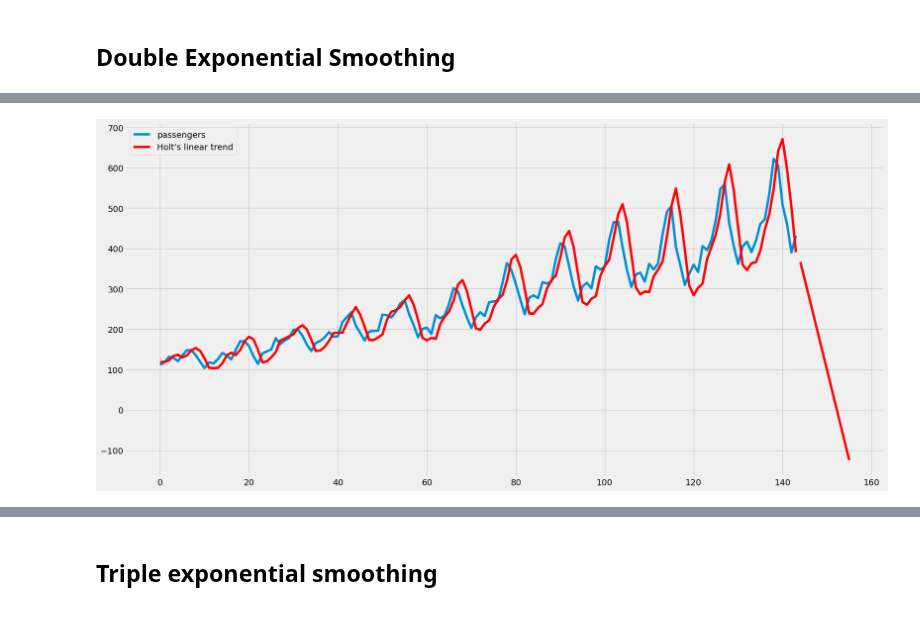
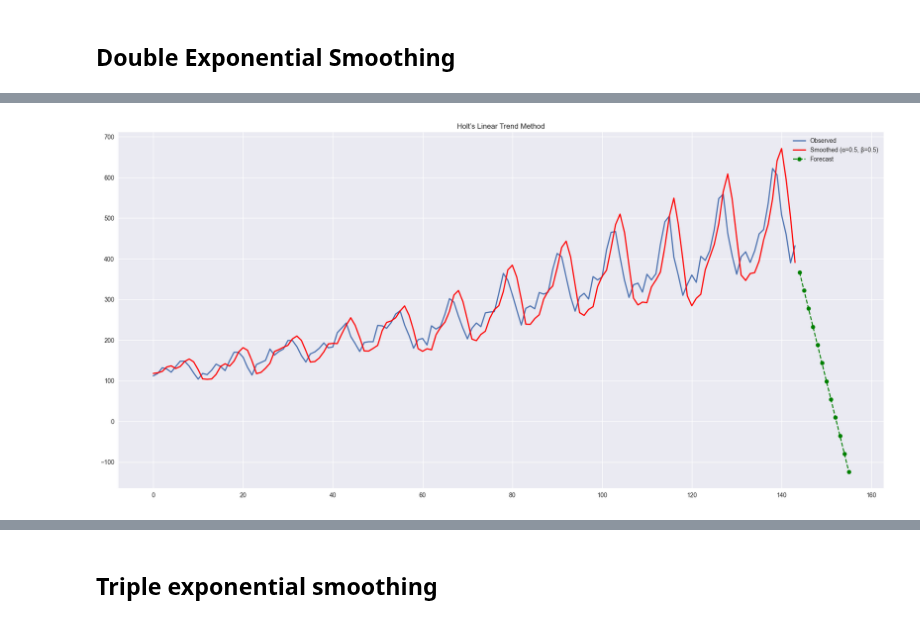
Before and after one commit to tng-konrad/time-series-with-Konrad, a Jupyter notebook: m02-smoothing-methods.ipynb, the cells around one changed output, grey strips where cells are left out. Drawn from its saved outputs; the diff is of its cells as text; code cells hidden in the pictures.

```diff
--- a/m02-smoothing-methods.ipynb
+++ b/m02-smoothing-methods.ipynb
@@ -144,0 +241,7 @@ plt.show()
+# %%
+ALPHA = 0.5
+HORIZON = 12
+
+passengers_df = pd.read_csv( CFG.data_folder + "passengers.csv", usecols=["passengers"])
+
+plot_ses_smoothing( passengers_df, alpha=ALPHA, horizon=HORIZON, value_col="passengers")
@@ -183,2 +266,26 @@ We apply simple exponential smoothing to the "passengers" dataset, forecast 12 p
 # %% [markdown]
 ## Double Exponential Smoothing
+# %%
+# wrapper function - similar to plot_ses_smoothing
+
+def plot_holt_smoothing( series_df, alpha, beta, horizon,  value_col):
+    holt_model = Holt(series_df[value_col])
+    holt_fit = holt_model.fit(
+        smoothing_level=alpha, smoothing_slope=beta, optimized=False,
+    )
+
+    forecast = holt_fit.forecast(horizon)
+
+    plt.figure()
+
+    series_df[value_col].plot(
+        label="Observed", linewidth=2    )
+
+    holt_fit.fittedvalues.plot( label=f"Smoothed (α={alpha}, β={beta})",linewidth=2, color = "red"     )
+
+    forecast.plot( label="Forecast",  marker="o", linestyle="--", color="green" )
+
+
+    plt.title("Holt’s Linear Trend Method")
+    plt.legend()
+    plt.show()
@@ -185,14 +322,10 @@ We apply simple exponential smoothing to the "passengers" dataset, forecast 12 p
 # %%
+LEVEL_ALPHA = 0.5
+TREND_BETA = 0.5
+HORIZON = 12
 
-alpha = 0.5
-df.plot.line()
-
-fit1 = Holt(df).fit(smoothing_level=0.5, smoothing_slope=0.5, optimized=False)
-fcast1 = fit1.forecast(12).rename("Holt's linear trend")
-fit1.fittedvalues.plot(color='red')
-fcast1.plot(color='red', legend=True)
-
-plt.show()
+plot_holt_smoothing(
+    passengers_df, alpha=LEVEL_ALPHA,  beta=TREND_BETA, horizon=HORIZON,  value_col="passengers")
 # %% [output]
-[figure, old version]
+[figure, new version]
 # %% [markdown]
```
Also changed, not shown: parts of 32 cells of this notebook.
